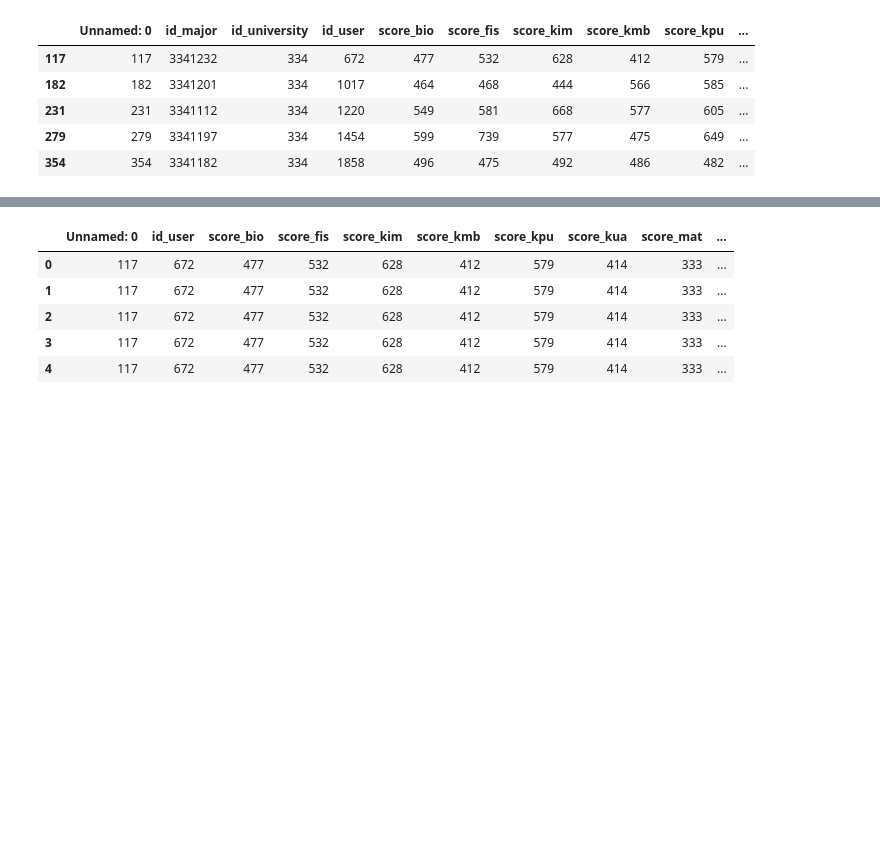
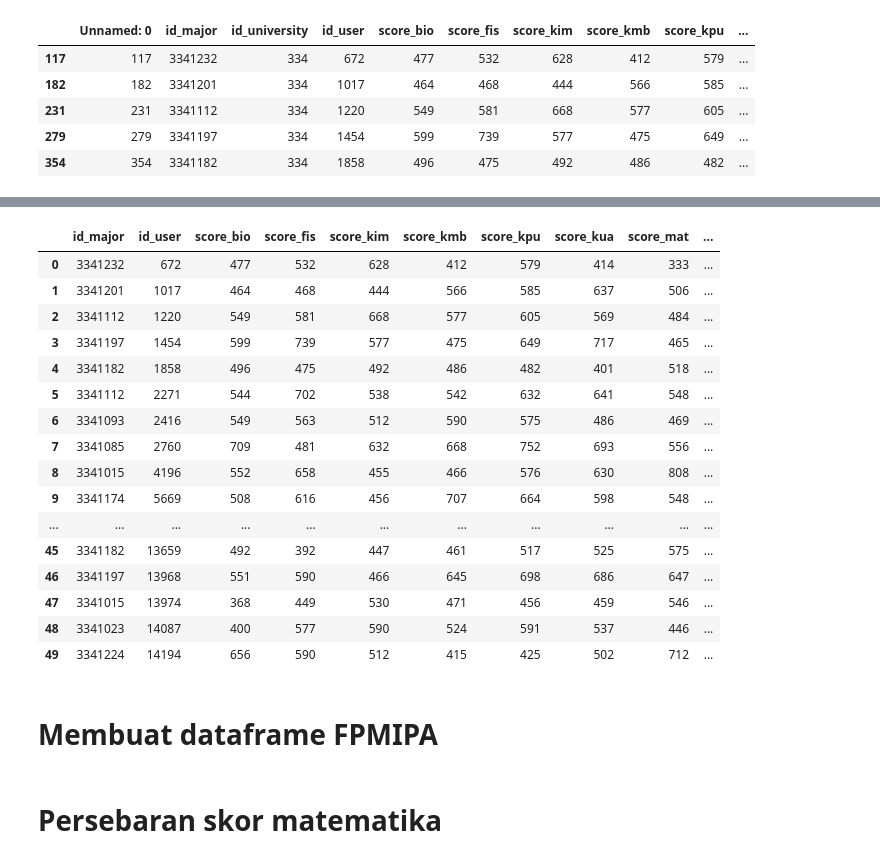
Before and after one commit to WataKoro/Data-Mining, a Jupyter notebook: DataMining_Kelompok 8.ipynb, the cells around one changed output, grey strips where cells are left out. Drawn from its saved outputs; the diff is of its cells as text; code cells hidden in the pictures; blank space fills up the shorter version.

```diff
--- a/DataMining_Kelompok 8.ipynb
+++ b/DataMining_Kelompok 8.ipynb
@@ -193,7 +200,7 @@ dfmajor.head()
 # %%
 dfscore['tka_score'] = dfscore.iloc[:, 6:10].mean(axis=1)
 dfscore['tps_score'] = dfscore.iloc[:, 10:14].mean(axis=1)
-dfscore['avg_score'] = dfscore.iloc[:, 6:14].mean(axis=1)
+dfscore['skor_total'] = dfscore.iloc[:, 6:14].mean(axis=1)
 dfscore.loc[(dfscore.id_first_university == 334) | (dfscore.id_second_university == 334)]
 # %% [output]
 |  | Unnamed: 0 | id_first_major | id_first_university | id_second_major | id_second_university | id_user | ... |
@@ -389,11 +405,25 @@ dfupifstmajor.head()
 # %%
-dfupifstmajor = pd.merge(dfupifstmajor, dfmajor, how='left',on=["id_university"])
-dfupifstmajor = dfupifstmajor.drop(['id_major_x', 'id_university'],axis=1)
-dfupifstmajor.head()
+dfupifstmajorfix = pd.merge(dfupifstmajor, dfmajor, how='left',on=["id_major"])
+dfupifstmajorfix = dfupifstmajorfix.drop(['id_university_y', 'type', 'id_university_x', 'Unnamed: 0',
+                                         'university_name', 'tka_score', 'tps_score'],axis=1)
+dfupifstmajorfix.head(50)
 # %% [output]
-|  | Unnamed: 0 | id_user | score_bio | score_fis | score_kim | score_kmb | score_kpu | score_kua | score_mat | ... |
-| 0 | 117 | 672 | 477 | 532 | 628 | 412 | 579 | 414 | 333 | ... |
-| 1 | 117 | 672 | 477 | 532 | 628 | 412 | 579 | 414 | 333 | ... |
-| 2 | 117 | 672 | 477 | 532 | 628 | 412 | 579 | 414 | 333 | ... |
-| 3 | 117 | 672 | 477 | 532 | 628 | 412 | 579 | 414 | 333 | ... |
-| 4 | 117 | 672 | 477 | 532 | 628 | 412 | 579 | 414 | 333 | ... |
+|  | id_major | id_user | score_bio | score_fis | score_kim | score_kmb | score_kpu | score_kua | score_mat | ... |
+| 0 | 3341232 | 672 | 477 | 532 | 628 | 412 | 579 | 414 | 333 | ... |
+| 1 | 3341201 | 1017 | 464 | 468 | 444 | 566 | 585 | 637 | 506 | ... |
+| 2 | 3341112 | 1220 | 549 | 581 | 668 | 577 | 605 | 569 | 484 | ... |
+| 3 | 3341197 | 1454 | 599 | 739 | 577 | 475 | 649 | 717 | 465 | ... |
+| 4 | 3341182 | 1858 | 496 | 475 | 492 | 486 | 482 | 401 | 518 | ... |
+| 5 | 3341112 | 2271 | 544 | 702 | 538 | 542 | 632 | 641 | 548 | ... |
+| 6 | 3341093 | 2416 | 549 | 563 | 512 | 590 | 575 | 486 | 469 | ... |
+| 7 | 3341085 | 2760 | 709 | 481 | 632 | 668 | 752 | 693 | 556 | ... |
+| 8 | 3341015 | 4196 | 552 | 658 | 455 | 466 | 576 | 630 | 808 | ... |
+| 9 | 3341174 | 5669 | 508 | 616 | 456 | 707 | 664 | 598 | 548 | ... |
+| ... | ... | ... | ... | ... | ... | ... | ... | ... | ... | ... |
+| 45 | 3341182 | 13659 | 492 | 392 | 447 | 461 | 517 | 525 | 575 | ... |
+| 46 | 3341197 | 13968 | 551 | 590 | 466 | 645 | 698 | 686 | 647 | ... |
+| 47 | 3341015 | 13974 | 368 | 449 | 530 | 471 | 456 | 459 | 546 | ... |
+| 48 | 3341023 | 14087 | 400 | 577 | 590 | 524 | 591 | 537 | 446 | ... |
+| 49 | 3341224 | 14194 | 656 | 590 | 512 | 415 | 425 | 502 | 712 | ... |
+# %% [markdown]
+# Membuat dataframe FPMIPA
@@ -399,0 +433,2 @@ dfupifstmajor.head()
+# %% [markdown]
+# Persebaran skor matematika
```
Also changed, not shown: parts of 40 cells of this notebook.
